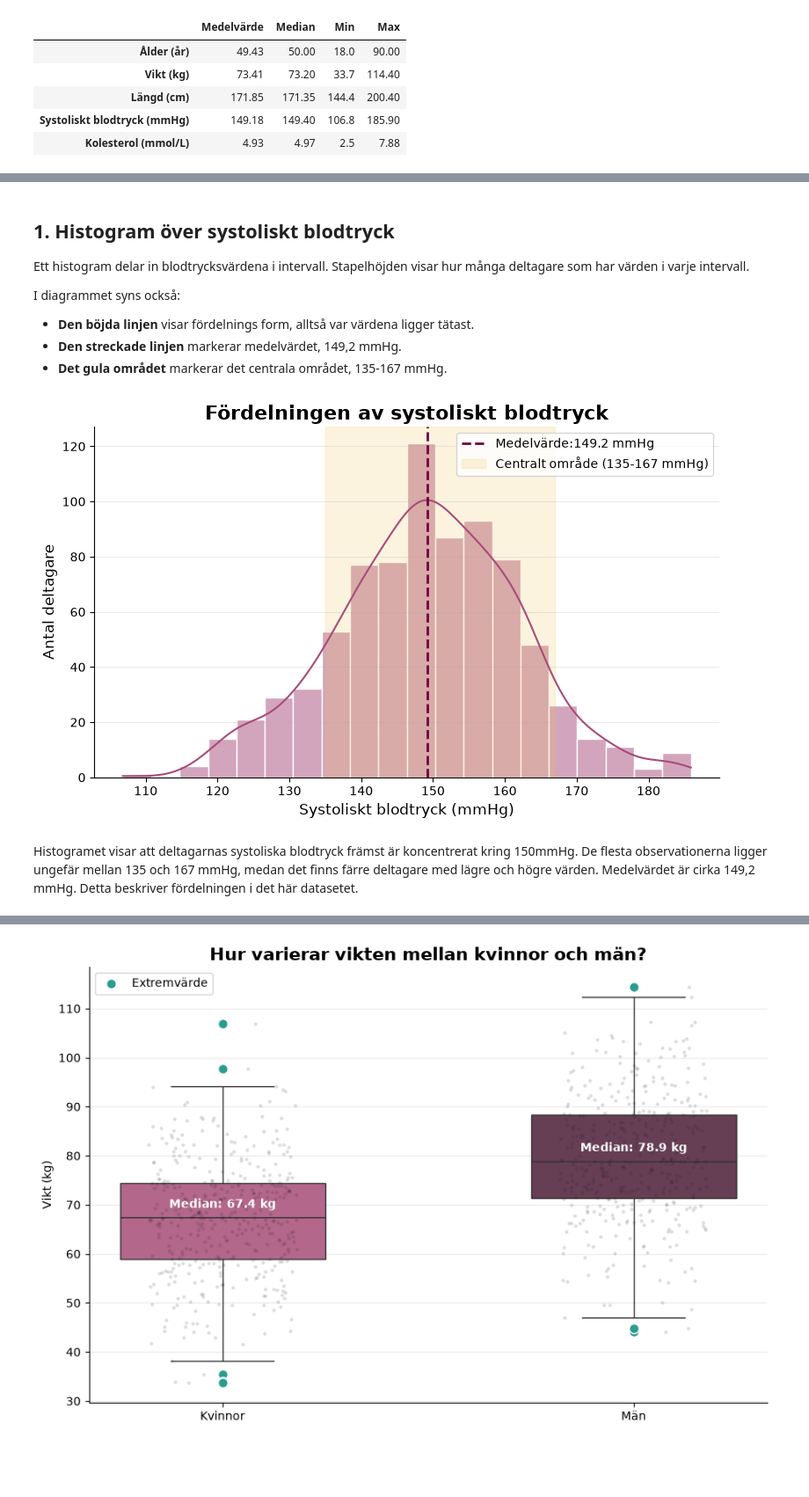
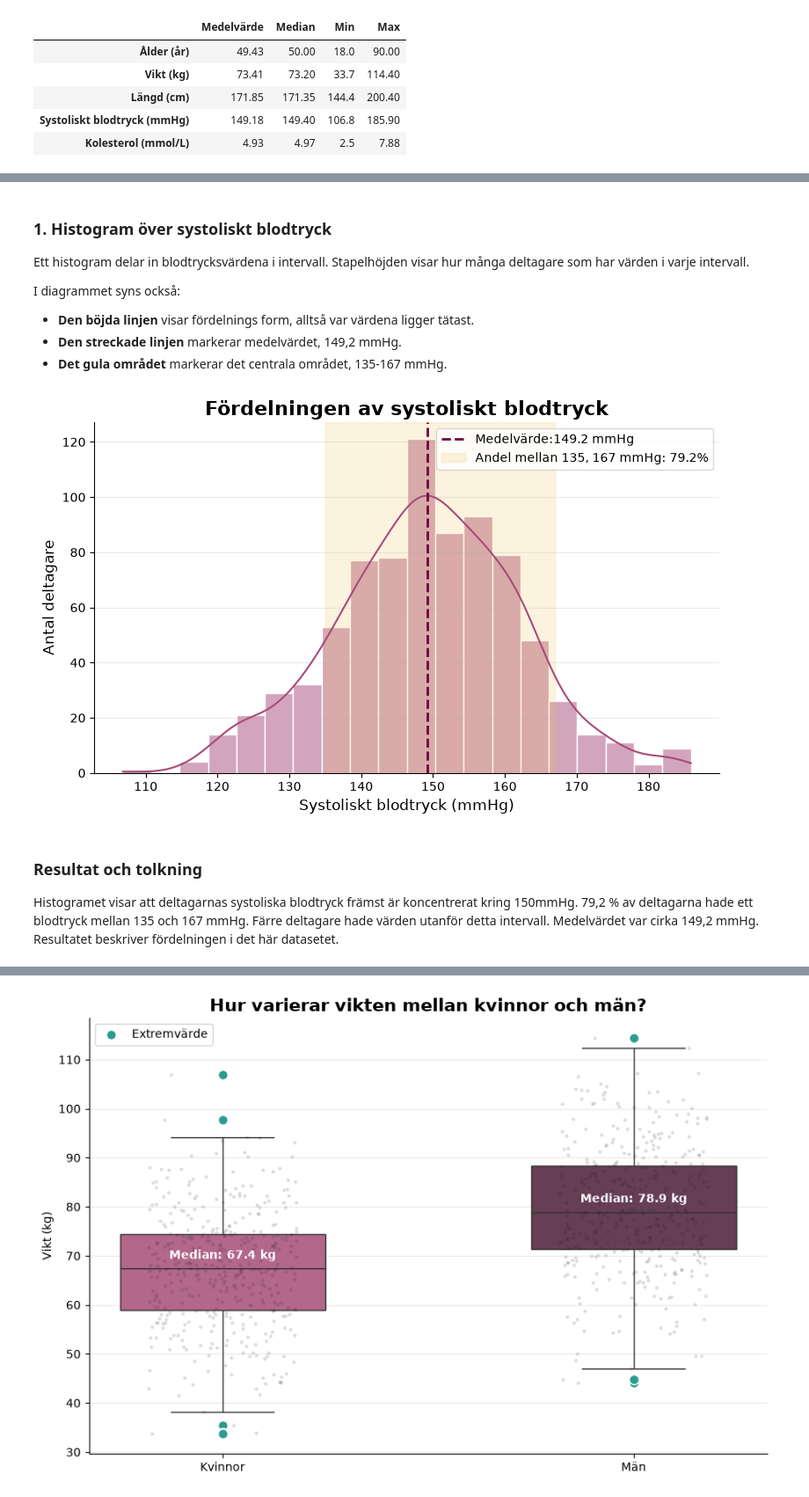
Before and after one commit to idaebeling/halsostudie, a Jupyter notebook: notebooks/halsostudie_del1.ipynb, the cells around one changed output, grey strips where cells are left out. Shown at 88% size. Cells and saved outputs as stored; diff of their text form; code cells hidden in the pictures; blank space fills up the shorter version.

Commit message:
Förtydliga analyser och diagram

```diff
--- a/notebooks/halsostudie_del1.ipynb
+++ b/notebooks/halsostudie_del1.ipynb
@@ -115,5 +123,5 @@ Graferna hjälper oss att se hur värdena är fördelade och jämför grupper. D
 # %% [markdown]
-## 1. Histogram över systoliskt blodtryck
+### 1. Histogram över systoliskt blodtryck
 
 Ett histogram delar in blodtrycksvärdena i intervall. Stapelhöjden visar hur många deltagare som har värden i varje intervall.
 
@@ -122,36 +130,52 @@ I diagrammet syns också:
 - **Den streckade linjen** markerar medelvärdet, 149,2 mmHg.
 - **Det gula området** markerar det centrala området, 135-167 mmHg.
 # %%
+blodtryck = df["systolic_bp"].dropna()
+andel_i_området = blodtryck.between(135, 167).mean()
+
 plt.figure(figsize=(8,5))
+
 sns.histplot(
     data=df,
     x="systolic_bp",
     bins=20,
     kde=True,
     color="#A84C7A",
     edgecolor="white",
     linewidth=1
 )
 
 medel=df["systolic_bp"].mean()
-plt.axvline(medel, color="#6E043F", linestyle="--", linewidth=2,
-            label=f"Medelvärde:{medel:.1f} mmHg")
+plt.axvline(
+    medel,
+    color="#6E043F",
+    linestyle="--",
+    linewidth=2,
+    label=f"Medelvärde:{medel:.1f} mmHg"
+)
 
-plt.axvspan(135, 167, color="#F2C14E", alpha=0.18,
-            label="Centralt område (135-167 mmHg)")
+plt.axvspan(
+    135, 167,
+    color="#F2C14E",
+    alpha=0.18,
+    label=f"Andel mellan 135, 167 mmHg: {andel_i_området:.1%}"
+)
 
 plt.title("Fördelningen av systoliskt blodtryck", fontsize=16, weight="bold")
 plt.xlabel("Systoliskt blodtryck (mmHg)", fontsize=12)
 plt.ylabel("Antal deltagare", fontsize=12)
 plt.legend()
 plt.grid(axis="y", alpha=0.25)
 sns.despine()
 plt.tight_layout()
 
 plt.savefig(bilder_mapp / "blodtryck_histogram.png", dpi=150, bbox_inches="tight")
 plt.show()
 # %% [output]
-[figure, old version]
+[figure, new version]
 # %% [markdown]
-Histogramet visar att deltagarnas systoliska blodtryck främst är koncentrerat kring 150mmHg. De flesta observationerna ligger ungefär mellan 135 och 167 mmHg, medan det finns färre deltagare med lägre och högre värden. Medelvärdet är cirka 149,2 mmHg. Detta beskriver fördelningen i det här datasetet.
+### Resultat och tolkning
+
+Histogramet visar att deltagarnas systoliska blodtryck främst är koncentrerat kring 150mmHg. 79,2 % av deltagarna hade ett blodtryck mellan 135 och 167 mmHg.
+Färre deltagare hade värden utanför detta intervall. Medelvärdet var cirka 149,2 mmHg. Resultatet beskriver fördelningen i det här datasetet.
 # %% [markdown]
```
Also changed, not shown: parts of 29 cells of this notebook, 3 other files.
